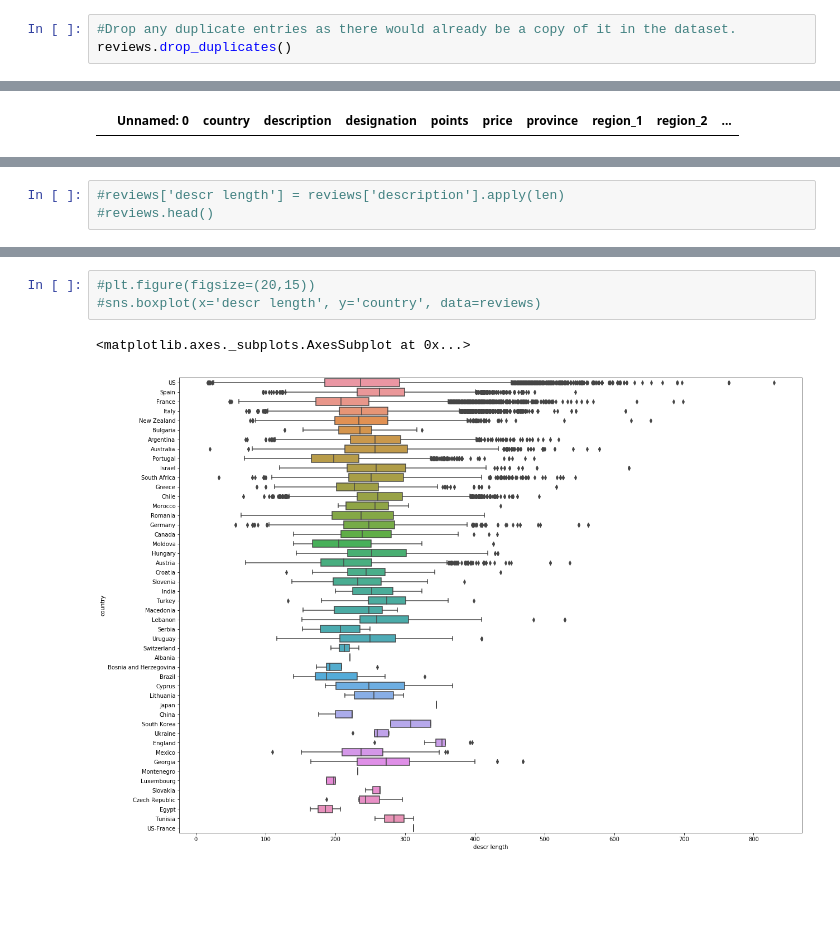
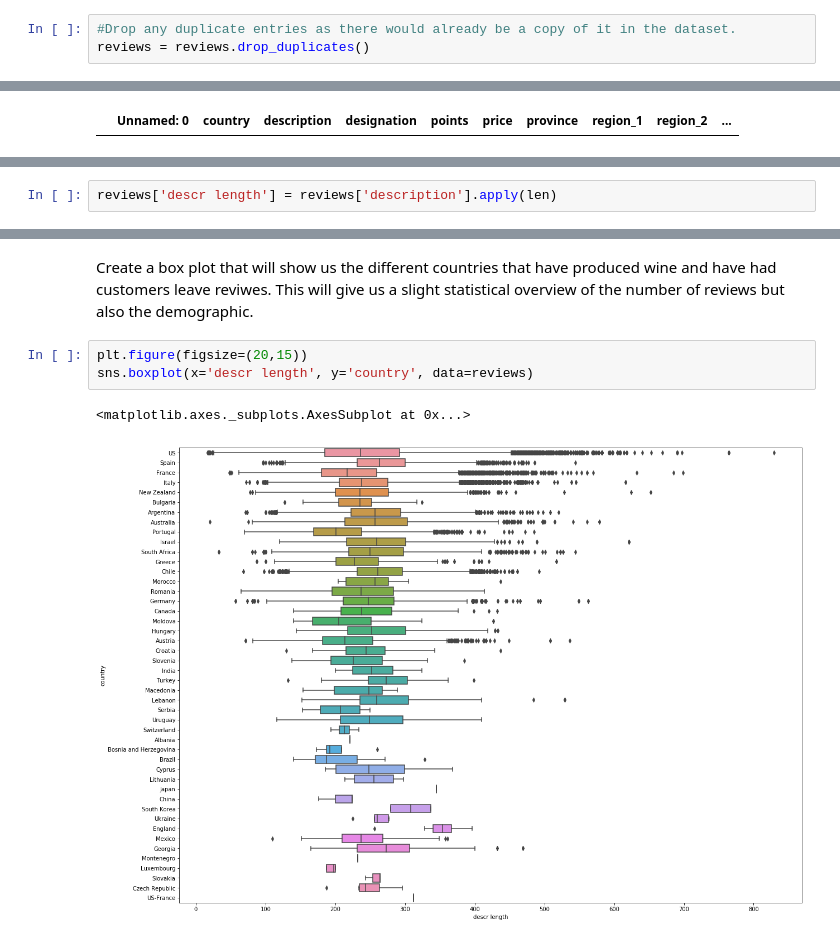
Before and after one commit to zengx356/Wine-Analysis, a Jupyter notebook: Wine Analyzation.ipynb, the cells around one changed output, grey strips where cells are left out. Cells and saved outputs as stored; diff of their text form; blank space fills up the shorter version.

```diff
--- a/Wine Analyzation.ipynb
+++ b/Wine Analyzation.ipynb
@@ -55,4 +55,4 @@ reviews.head()
 | 4 | 4 | France | This is the top wine from La Bégu... | La Brûlade | 95 | 66.0 | Provence | Bandol | NaN | ... |
 # %%
 #Drop any duplicate entries as there would already be a copy of it in the dataset.
-reviews.drop_duplicates()
+reviews = reviews.drop_duplicates()
@@ -101,3 +96,2 @@ reviews[pd.isnull(reviews['points'])]
 # %%
-#reviews['descr length'] = reviews['description'].apply(len)
-#reviews.head()
+reviews['descr length'] = reviews['description'].apply(len)
@@ -111,7 +98,9 @@ reviews[pd.isnull(reviews['points'])]
+# %% [markdown]
+Create a box plot that will show us the different countries that have produced wine and have had customers leave reviwes. This will give us a slight statistical overview of the number of reviews but also the demographic.
 # %%
-#plt.figure(figsize=(20,15))
-#sns.boxplot(x='descr length', y='country', data=reviews)
+plt.figure(figsize=(20,15))
+sns.boxplot(x='descr length', y='country', data=reviews)
 # %% [output]
 <matplotlib.axes._subplots.AxesSubplot at 0x...>
-[figure, old version]
+[figure, new version]
 # %%
```
Also changed, not shown: parts of 16 cells of this notebook.
